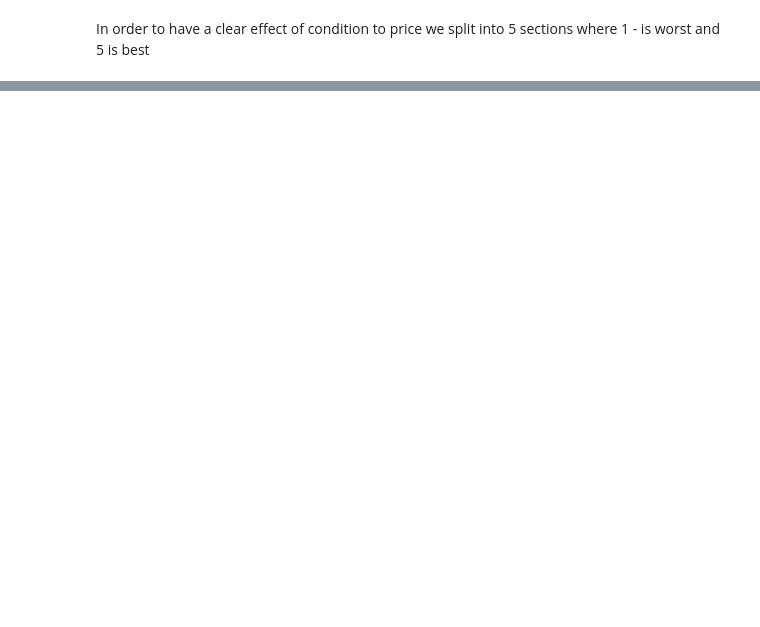
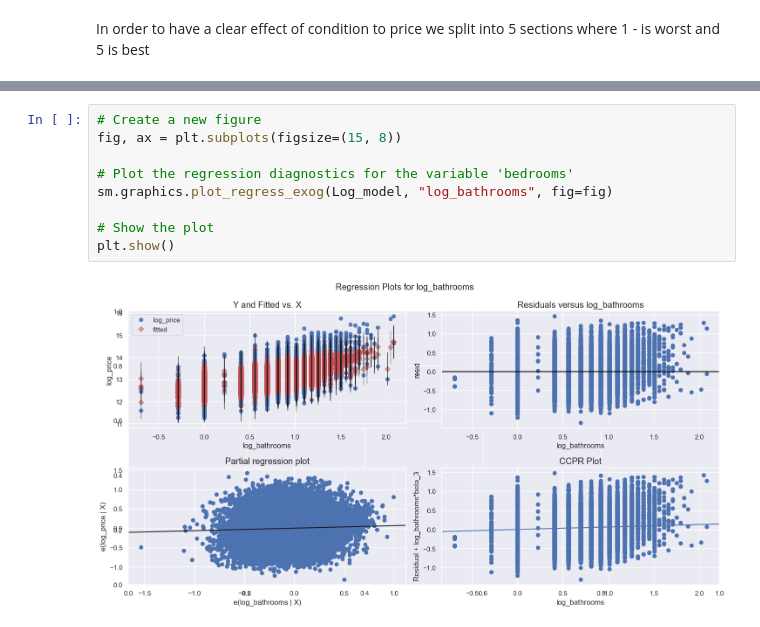
Before and after one commit to james-kibunja/dsc-phase-2-project-v2-3, a Jupyter notebook: Final_Notebook .ipynb, the cells around one changed output, grey strips where cells are left out. Saved outputs shown, nothing was run; the diff lists cells and outputs as text; blank space fills up the shorter version.

```diff
--- a/Final_Notebook .ipynb
+++ b/Final_Notebook .ipynb
@@ -723,0 +809,11 @@ sqft_living .......
+# %%
+# Create a new figure
+fig, ax = plt.subplots(figsize=(15, 8))
+
+# Plot the regression diagnostics for the variable 'bedrooms'
+sm.graphics.plot_regress_exog(Log_model, "log_bathrooms", fig=fig)
+
+# Show the plot
+plt.show()
+# %% [output]
+[figure, added]
```
Also changed, not shown: parts of 42 cells of this notebook, 9 other files.
